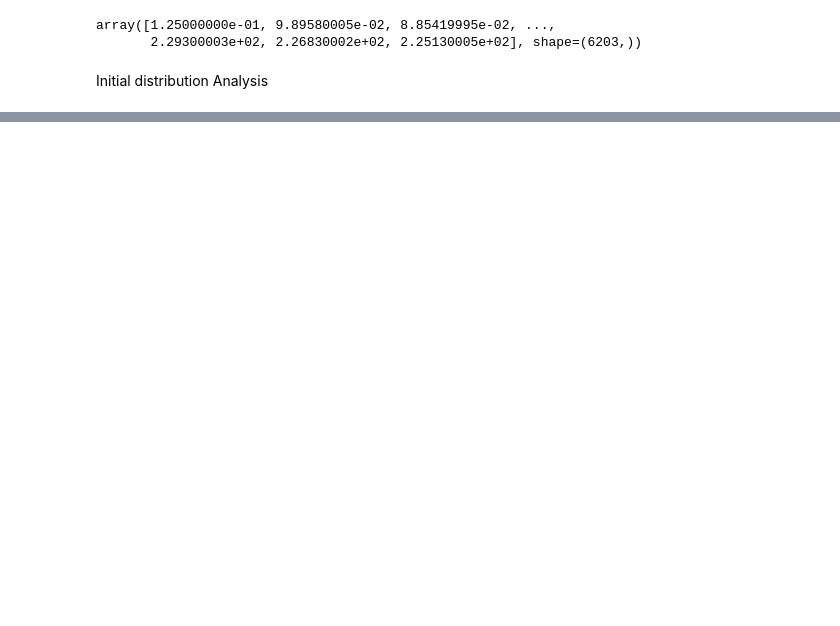
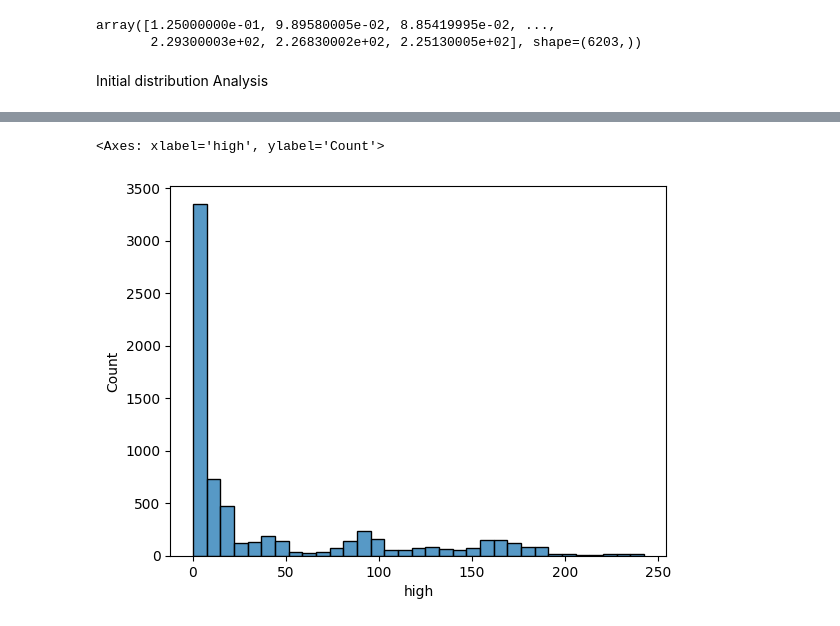
Before and after one commit to BinaryWhizz/Data-Analysis, a Jupyter notebook: Data Analysis 04/01.ipynb, the cells around one changed output, grey strips where cells are left out. Saved outputs shown, nothing was run; the diff lists cells and outputs as text; code cells hidden in the pictures; blank space fills up the shorter version.

```diff
--- a/Data Analysis 04/01.ipynb
+++ b/Data Analysis 04/01.ipynb
@@ -84,0 +68,5 @@ Initial distribution Analysis
+# %%
+sns.histplot(df['high'])
+# %% [output]
+<Axes: xlabel='high', ylabel='Count'>
+[figure, added]
```
Also changed, not shown: parts of 14 cells of this notebook.
